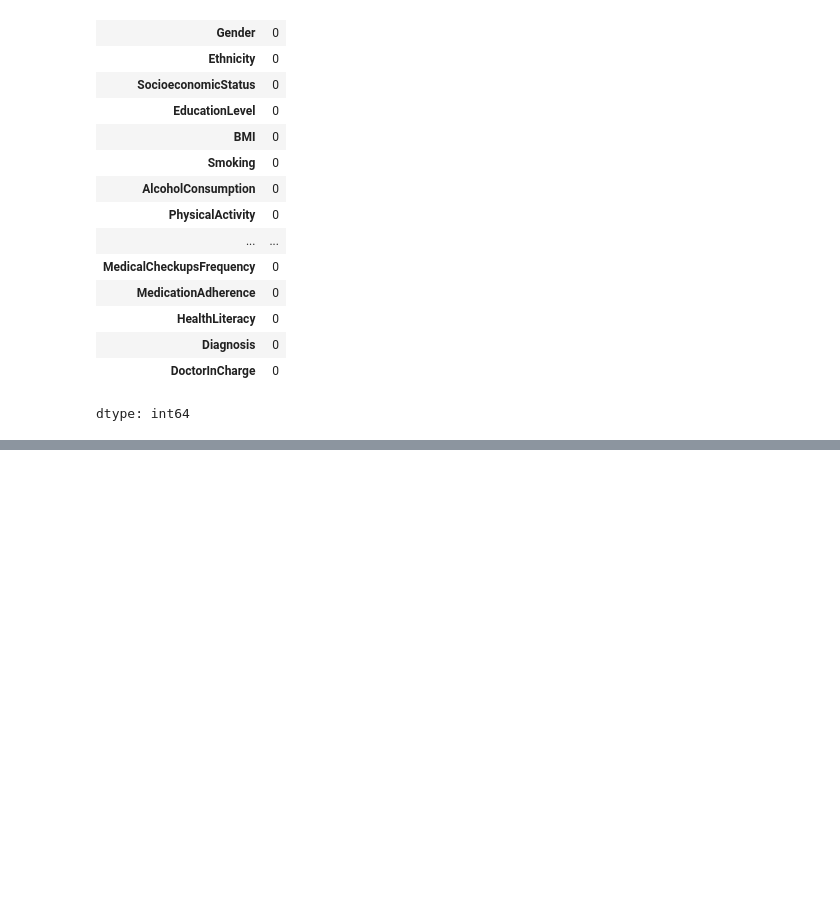
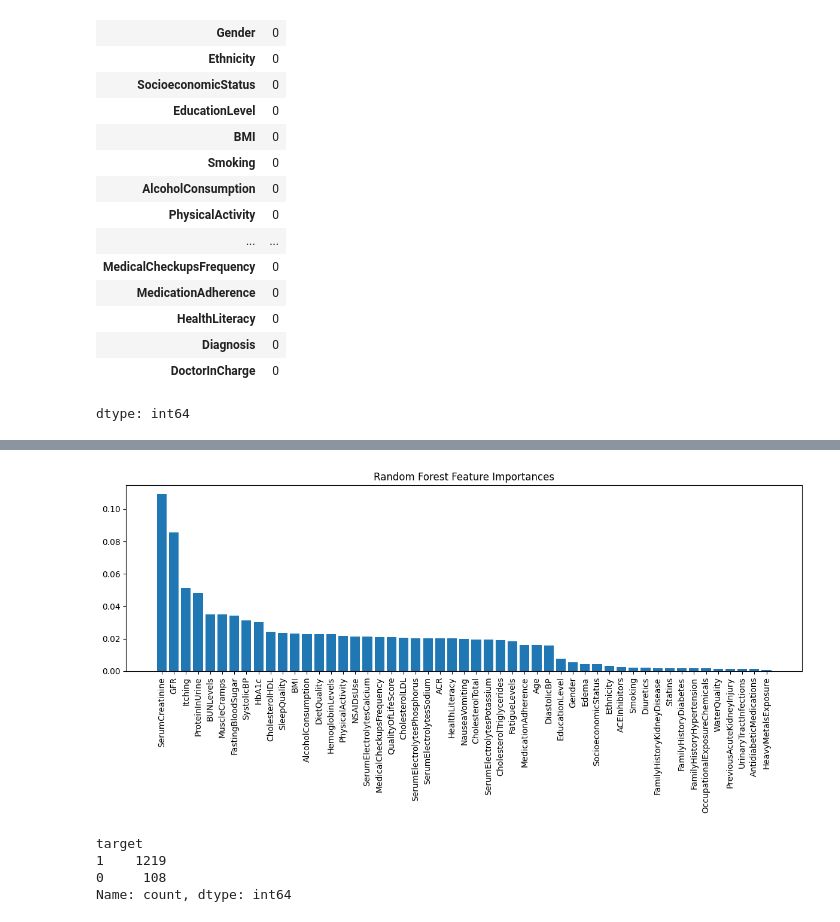
Before and after one commit to Sk1kavi/Chronic_Kidney_Disease_Classification, a Jupyter notebook: Chronic_Kidney_Disease_Classification.ipynb, the cells around one changed output, grey strips where cells are left out. Drawn from its saved outputs; the diff is of its cells as text; code cells hidden in the pictures; blank space fills up the shorter version.

Commit message:
achieved 92% accuracy with random forest classifier but predicted only positive class

```diff
--- a/Chronic_Kidney_Disease_Classification.ipynb
+++ b/Chronic_Kidney_Disease_Classification.ipynb
@@ -46,0 +73,14 @@ dtype: int64
+# %%
+X = df.drop(['PatientID', 'Diagnosis', 'DoctorInCharge', 'target'], axis=1)
+y = df['target']
+# %%
+X_train, X_test, y_train, y_test = train_test_split(
+    X, y, test_size=0.2, stratify=y, random_state=42
+)
+# %%
+rf = RandomForestClassifier(
+    n_estimators=300,
+    max_depth=None,
+    random_state=42,
+    class_weight='balanced'  # handles class imbalance
+)
@@ -46,0 +93,3 @@ dtype: int64
+# %%
+rf.fit(X_train, y_train)
+y_pred = rf.predict(X_test)
@@ -46,0 +117,23 @@ dtype: int64
+# %%
+import matplotlib.pyplot as plt
+
+importances = rf.feature_importances_
+features = X.columns
+indices = np.argsort(importances)[::-1]
+
+plt.figure(figsize=(12,6))
+plt.title("Random Forest Feature Importances")
+plt.bar(range(len(features)), importances[indices], align='center')
+plt.xticks(range(len(features)), features[indices], rotation=90)
+plt.tight_layout()
+plt.show()
+# %% [output]
+[figure, added]
+# %%
+
+print(y_train.value_counts())
+# %% [output]
+target
+1    1219
+0     108
+Name: count, dtype: int64
```
Also changed, not shown: parts of 11 cells of this notebook.
